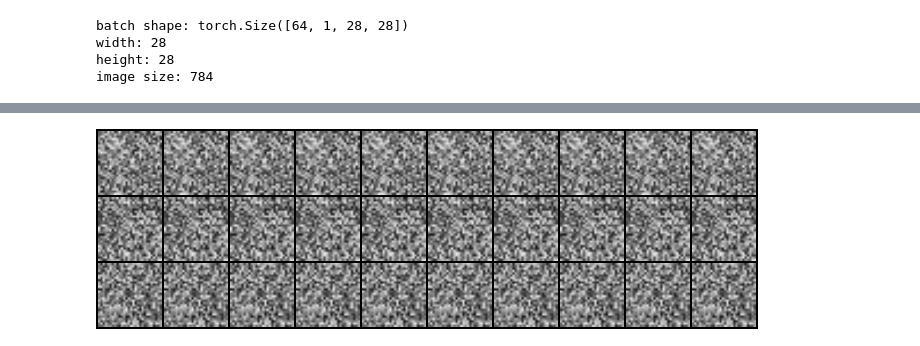
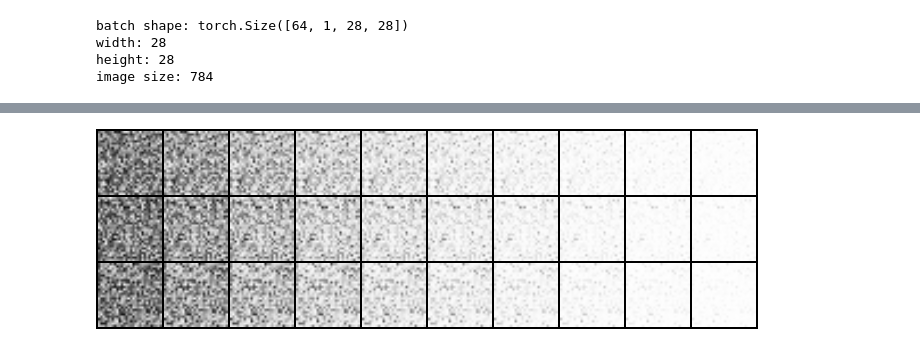
Before and after one commit to misya11p/generative-models, a Jupyter notebook: EBM.ipynb, the cells around one changed output, grey strips where cells are left out. Drawn from its saved outputs; the diff is of its cells as text; code cells hidden in the pictures.

```diff
--- a/EBM.ipynb
+++ b/EBM.ipynb
@@ -107,21 +122,5 @@ def generate(model, n_iter=100, eta=1e-4, clamp=0.3, n_images=batch_size):
-# %%
-def draw(images, nrow, size=64):
-    images = transforms.Resize(size, antialias=True)(images)
-    img = torchvision.utils.make_grid(images, nrow)
-    img = transforms.functional.to_pil_image(img)
-    display(img)
-
-def draw_hist(model, n_images=1, n_hist=10, n_iter=100, size=64):
-    _, history = generate(model, n_iter=n_iter, n_images=n_images)
-    idx = torch.linspace(0, n_iter-1, n_hist).long()
-    history = history[:,idx].view(-1, 1, h, w)
-    draw(history, n_hist, size)
-
-def draw_gen(model, n_rows=1, n_cols=8, size=64):
-    images, _ = generate(model, n_images=n_rows*n_cols)
-    draw(images, n_rows, size)
 # %%
-def train(model, optim, n_epochs, n_iter=100, eta=1e-3, clamp=0.03):
+def train(model, optim, n_epochs, n_iter=100, eta=1e-3, clamp=0.3):
     model.train()
     for n in range(n_epochs):
         losses = []
@@ -148,0 +190,4 @@ draw_hist(model, 3, 10, 100)
+# %%
+model = EnergyModel().to(device)
+optimizer = optim.Adam(model.parameters(), lr=1e-4)
+draw_hist(model, 3, 10, 100)
@@ -149,3 +196,3 @@ draw_hist(model, 3, 10, 100)
 # %%
-train(model, optimizer, 2, clamp=None)
+train(model, optimizer, 5)
 # %% [output]
@@ -156,4 +202,4 @@ loss: nan
 # %%
-draw_hist(model, 3, 10, 500)
+draw_hist(model, 3, 10, 1000)
 # %% [output]
-[figure, old version]
+[figure, new version]
```
Also changed, not shown: parts of 14 cells of this notebook.
